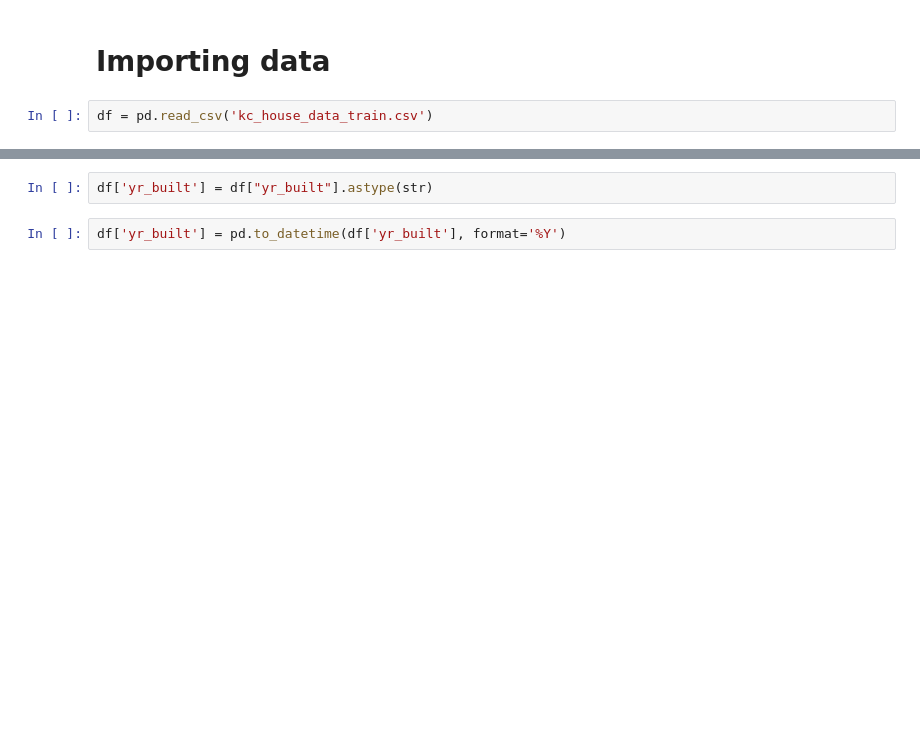
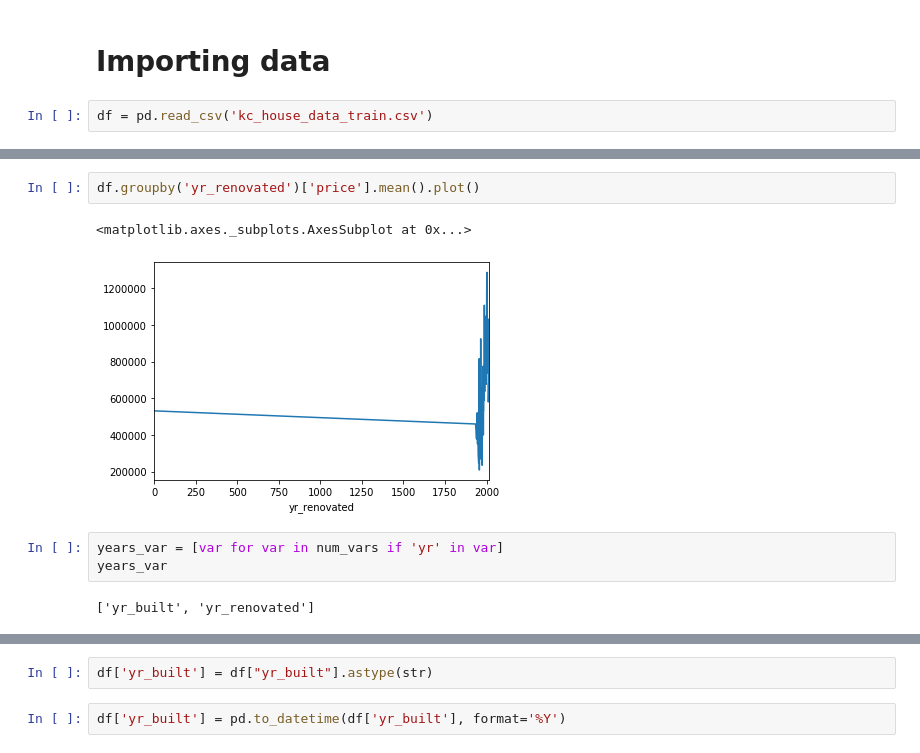
Before and after one commit to k0marrr1/nyc-mhtn-ds-010620-lectures, a Jupyter notebook: week-6/KC_house_data/Housing Statistics Project .ipynb, the cells around one changed output, grey strips where cells are left out. Drawn from its saved outputs; the diff is of its cells as text; blank space fills up the shorter version.

```diff
--- a/week-6/KC_house_data/Housing Statistics Project .ipynb
+++ b/week-6/KC_house_data/Housing Statistics Project .ipynb
@@ -20,0 +56,10 @@ df = pd.read_csv('kc_house_data_train.csv')
+# %%
+df.groupby('yr_renovated')['price'].mean().plot()
+# %% [output]
+<matplotlib.axes._subplots.AxesSubplot at 0x...>
+[figure, added]
+# %%
+years_var = [var for var in num_vars if 'yr' in var]
+years_var
+# %% [output]
+['yr_built', 'yr_renovated']
```
Also changed, not shown: parts of 23 cells of this notebook.
